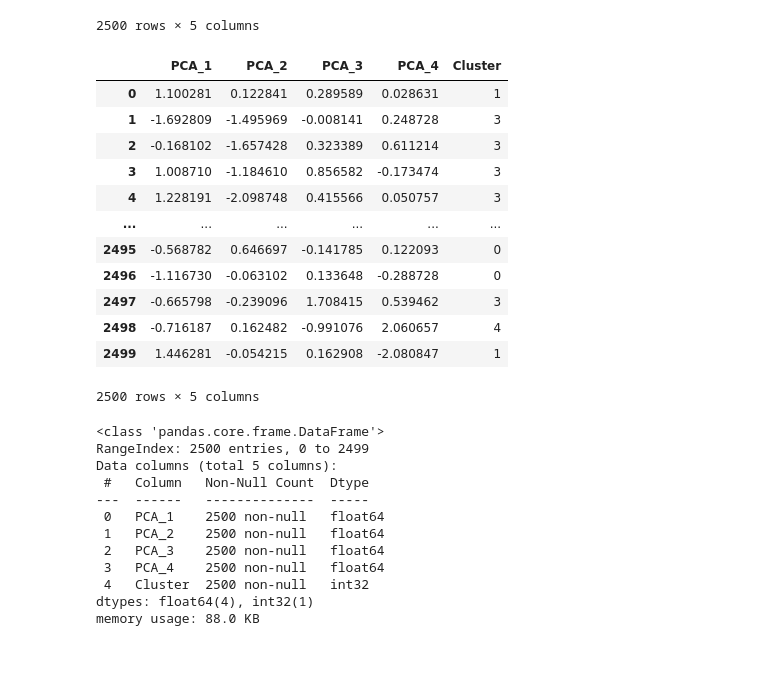
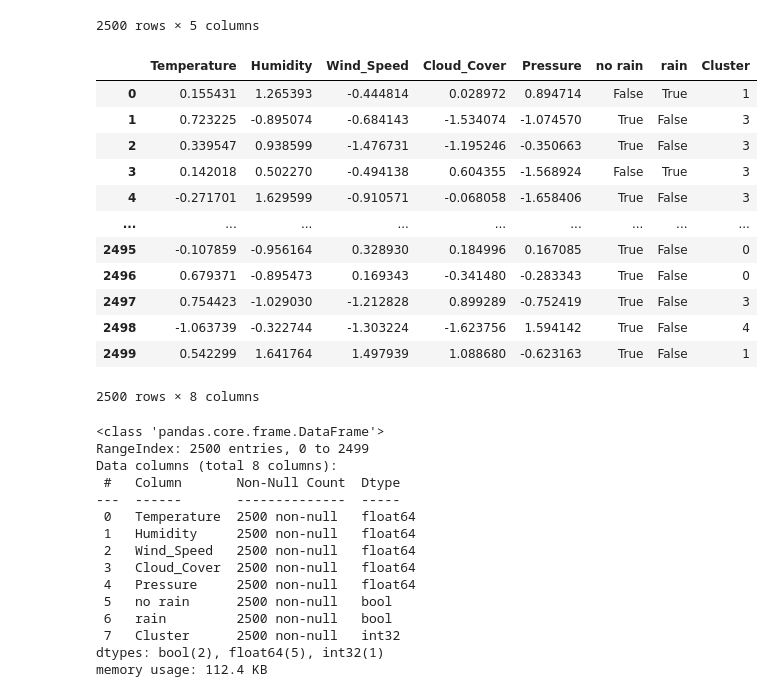
Before and after one commit to Dong-kyu-Kim/clustering_data, a Jupyter notebook: weather_unsupervised_learning.ipynb, the cells around one changed output. Drawn from its saved outputs; the diff is of its cells as text; code cells hidden in the pictures; blank space fills up the shorter version.

```diff
--- a/weather_unsupervised_learning.ipynb
+++ b/weather_unsupervised_learning.ipynb
@@ -278,36 +278,39 @@ pca_clustered_df
 | 2499 | 1.446281 | -0.054215 | 0.162908 | -2.080847 | 1 |
 2500 rows × 5 columns
 # %%
-# Concatenate the "weather_pca_df" (scaled data) dataframe and "cluster_df" dataframe
-weather_df_scaled_clustered = pd.concat([weather_pca_df, cluster_df], axis = 1)
+# Concatenate the "weather_df_converted" (scaled data) dataframe and "cluster_df" dataframe
+weather_df_scaled_clustered = pd.concat([weather_df_converted, cluster_df], axis = 1)
 weather_df_scaled_clustered
 # %% [output]
-|  | PCA_1 | PCA_2 | PCA_3 | PCA_4 | Cluster |
-| 0 | 1.100281 | 0.122841 | 0.289589 | 0.028631 | 1 |
-| 1 | -1.692809 | -1.495969 | -0.008141 | 0.248728 | 3 |
-| 2 | -0.168102 | -1.657428 | 0.323389 | 0.611214 | 3 |
-| 3 | 1.008710 | -1.184610 | 0.856582 | -0.173474 | 3 |
-| 4 | 1.228191 | -2.098748 | 0.415566 | 0.050757 | 3 |
-| ... | ... | ... | ... | ... | ... |
-| 2495 | -0.568782 | 0.646697 | -0.141785 | 0.122093 | 0 |
-| 2496 | -1.116730 | -0.063102 | 0.133648 | -0.288728 | 0 |
-| 2497 | -0.665798 | -0.239096 | 1.708415 | 0.539462 | 3 |
-| 2498 | -0.716187 | 0.162482 | -0.991076 | 2.060657 | 4 |
-| 2499 | 1.446281 | -0.054215 | 0.162908 | -2.080847 | 1 |
+|  | Temperature | Humidity | Wind_Speed | Cloud_Cover | Pressure | no rain | rain | Cluster |
+| 0 | 0.155431 | 1.265393 | -0.444814 | 0.028972 | 0.894714 | False | True | 1 |
+| 1 | 0.723225 | -0.895074 | -0.684143 | -1.534074 | -1.074570 | True | False | 3 |
+| 2 | 0.339547 | 0.938599 | -1.476731 | -1.195246 | -0.350663 | True | False | 3 |
+| 3 | 0.142018 | 0.502270 | -0.494138 | 0.604355 | -1.568924 | False | True | 3 |
+| 4 | -0.271701 | 1.629599 | -0.910571 | -0.068058 | -1.658406 | True | False | 3 |
+| ... | ... | ... | ... | ... | ... | ... | ... | ... |
+| 2495 | -0.107859 | -0.956164 | 0.328930 | 0.184996 | 0.167085 | True | False | 0 |
+| 2496 | 0.679371 | -0.895473 | 0.169343 | -0.341480 | -0.283343 | True | False | 0 |
+| 2497 | 0.754423 | -1.029030 | -1.212828 | 0.899289 | -0.752419 | True | False | 3 |
+| 2498 | -1.063739 | -0.322744 | -1.303224 | -1.623756 | 1.594142 | True | False | 4 |
+| 2499 | 0.542299 | 1.641764 | 1.497939 | 1.088680 | -0.623163 | True | False | 1 |
-2500 rows × 5 columns
+2500 rows × 8 columns
 # %%
 # Check the dataframe
 weather_df_scaled_clustered.info()
 # %% [output]
 <class 'pandas.core.frame.DataFrame'>
 RangeIndex: 2500 entries, 0 to 2499
-Data columns (total 5 columns):
- #   Column   Non-Null Count  Dtype
----  ------   --------------  -----
- 0   PCA_1    2500 non-null   float64
- 1   PCA_2    2500 non-null   float64
- 2   PCA_3    2500 non-null   float64
- 3   PCA_4    2500 non-null   float64
- 4   Cluster  2500 non-null   int32
-dtypes: float64(4), int32(1)
-memory usage: 88.0 KB
+Data columns (total 8 columns):
+ #   Column       Non-Null Count  Dtype
+---  ------       --------------  -----
+ 0   Temperature  2500 non-null   float64
+ 1   Humidity     2500 non-null   float64
+ 2   Wind_Speed   2500 non-null   float64
+ 3   Cloud_Cover  2500 non-null   float64
+ 4   Pressure     2500 non-null   float64
+ 5   no rain      2500 non-null   bool
+ 6   rain         2500 non-null   bool
+ 7   Cluster      2500 non-null   int32
+dtypes: bool(2), float64(5), int32(1)
+memory usage: 112.4 KB
```
